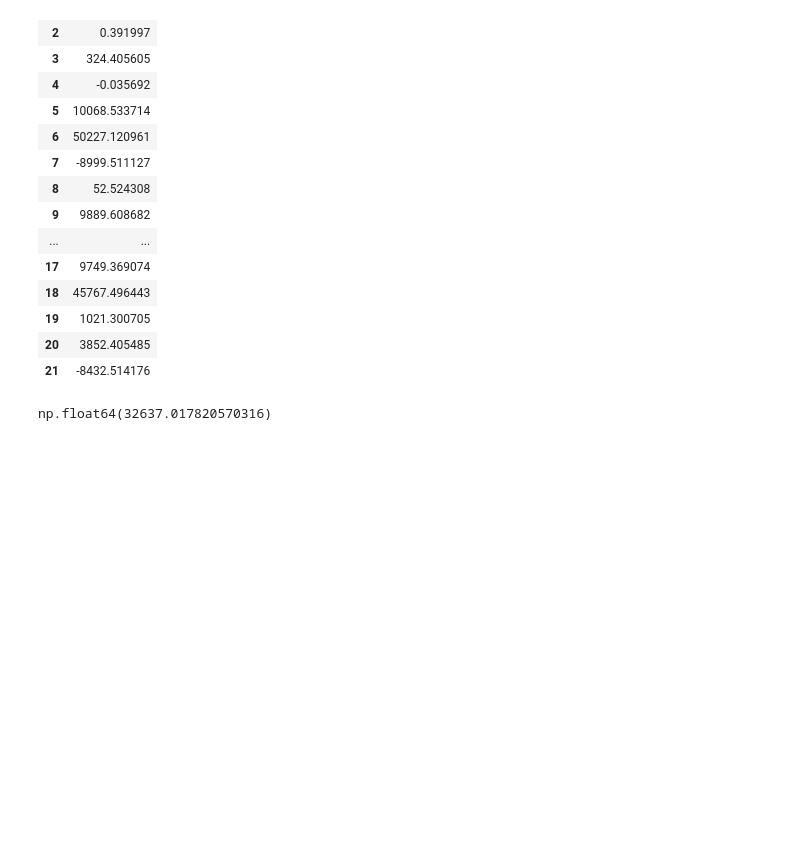
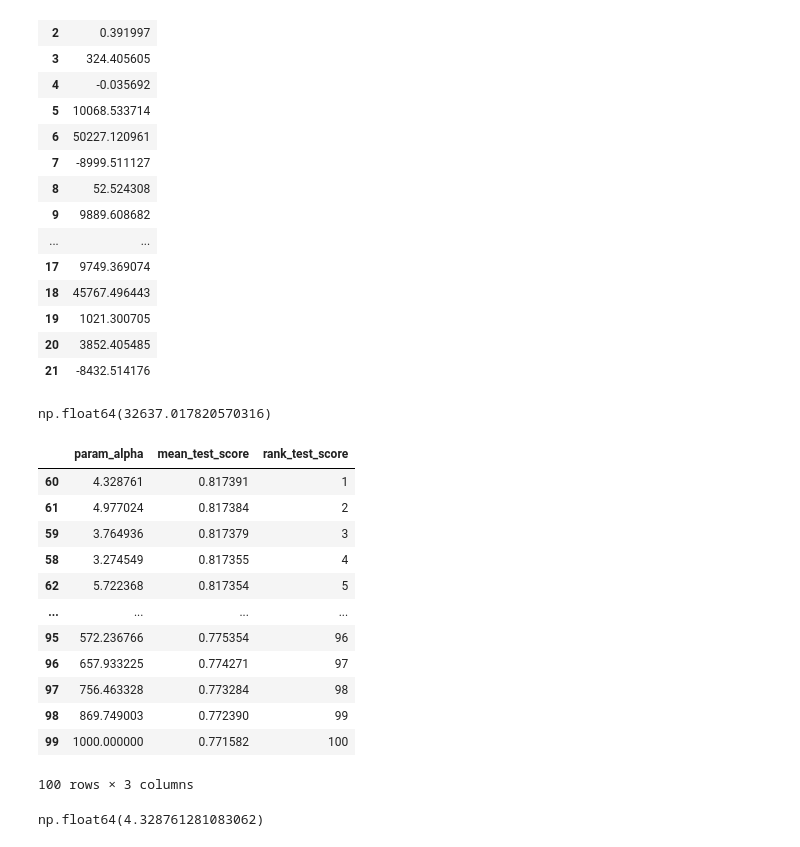
Before and after one commit to dragonnomada/mcmai-tmmii, a Jupyter notebook: Parte I/Tareas/Tarea 3.ipynb, the cells around one changed output. Drawn from its saved outputs; the diff is of its cells as text; code cells hidden in the pictures; blank space fills up the shorter version.

Commit message:
Validación Ridge

```diff
--- a/Parte I/Tareas/Tarea 3.ipynb
+++ b/Parte I/Tareas/Tarea 3.ipynb
@@ -567,3 +567,34 @@ rmse = e.mean() ** 0.5
 rmse
 # %% [output]
 np.float64(32637.017820570316)
+# %%
+from sklearn.model_selection import GridSearchCV
+from sklearn.linear_model import Ridge
+
+reg = Ridge(random_state=123)
+
+cv = GridSearchCV(reg, {
+    "alpha": numpy.logspace(-3, 3, 100)
+})
+
+cv.fit(X2, y)
+
+pandas.DataFrame(cv.cv_results_).sort_values(by="rank_test_score")[["param_alpha", "mean_test_score", "rank_test_score"]]
+# %% [output]
+|  | param_alpha | mean_test_score | rank_test_score |
+| 60 | 4.328761 | 0.817391 | 1 |
+| 61 | 4.977024 | 0.817384 | 2 |
+| 59 | 3.764936 | 0.817379 | 3 |
+| 58 | 3.274549 | 0.817355 | 4 |
+| 62 | 5.722368 | 0.817354 | 5 |
+| ... | ... | ... | ... |
+| 95 | 572.236766 | 0.775354 | 96 |
+| 96 | 657.933225 | 0.774271 | 97 |
+| 97 | 756.463328 | 0.773284 | 98 |
+| 98 | 869.749003 | 0.772390 | 99 |
+| 99 | 1000.000000 | 0.771582 | 100 |
+100 rows × 3 columns
+# %%
+cv.best_estimator_.alpha
+# %% [output]
+np.float64(4.328761281083062)
```
Also changed, not shown: parts of 8 cells of this notebook.
